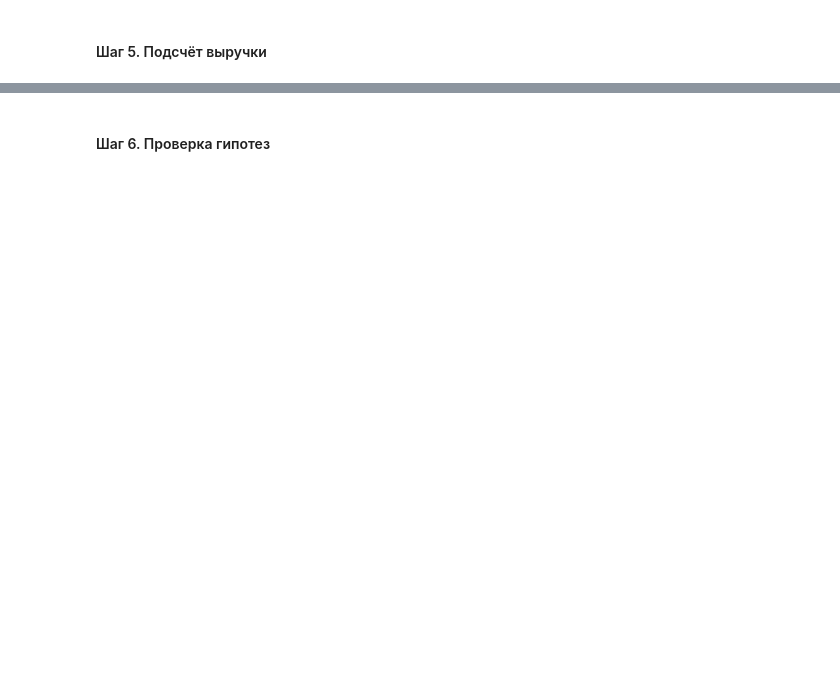
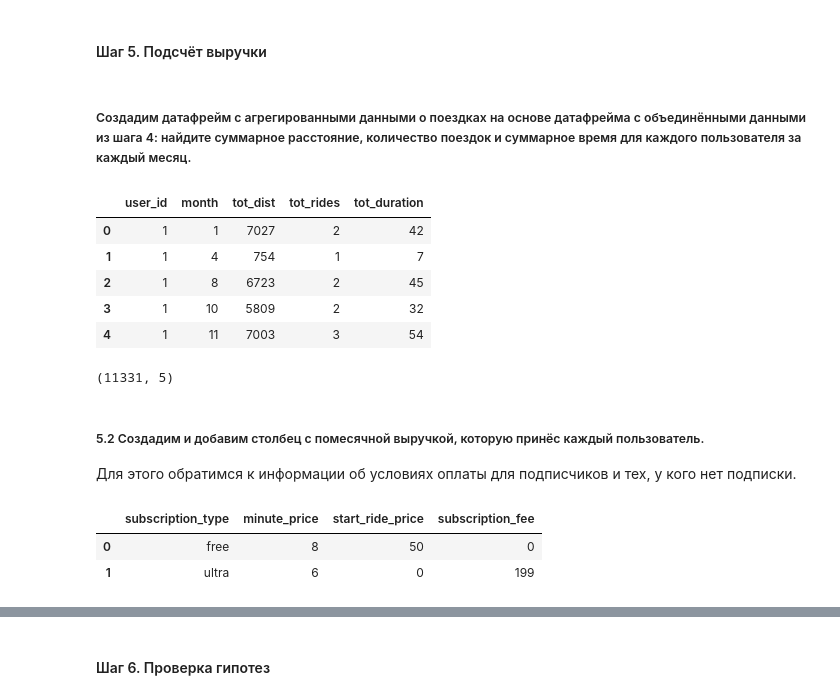
Before and after one commit to anthonypotekhin/studying, a Jupyter notebook: yandex_practicum/statistics_analysis_proj.ipynb, the cells around one changed output, grey strips where cells are left out. Drawn from its saved outputs; the diff is of its cells as text; code cells hidden in the pictures; blank space fills up the shorter version.

```diff
--- a/yandex_practicum/statistics_analysis_proj.ipynb
+++ b/yandex_practicum/statistics_analysis_proj.ipynb
@@ -436,2 +441,4 @@ without_subscriptions.duration.hist()
 # %% [markdown]
 #### Шаг 5. Подсчёт выручки
+# %% [markdown]
+##### Создадим датафрейм с агрегированными данными о поездках на основе датафрейма с объединёнными данными из шага 4: найдите суммарное расстояние, количество поездок и суммарное время для каждого пользователя за каждый месяц.
@@ -437,0 +454,23 @@ without_subscriptions.duration.hist()
+# %%
+users_total_df.head()
+# %% [output]
+|  | user_id | month | tot_dist | tot_rides | tot_duration |
+| 0 | 1 | 1 | 7027 | 2 | 42 |
+| 1 | 1 | 4 | 754 | 1 | 7 |
+| 2 | 1 | 8 | 6723 | 2 | 45 |
+| 3 | 1 | 10 | 5809 | 2 | 32 |
+| 4 | 1 | 11 | 7003 | 3 | 54 |
+# %%
+users_total_df.shape
+# %% [output]
+(11331, 5)
+# %% [markdown]
+##### 5.2 Создадим и добавим столбец с помесячной выручкой, которую принёс каждый пользователь.
+
+Для этого обратимся к информации об условиях оплаты для подписчиков и тех, у кого нет подписки.
+# %%
+subscriptions_df
+# %% [output]
+|  | subscription_type | minute_price | start_ride_price | subscription_fee |
+| 0 | free | 8 | 50 | 0 |
+| 1 | ultra | 6 | 0 | 199 |
```
Also changed, not shown: parts of 23 cells of this notebook.
